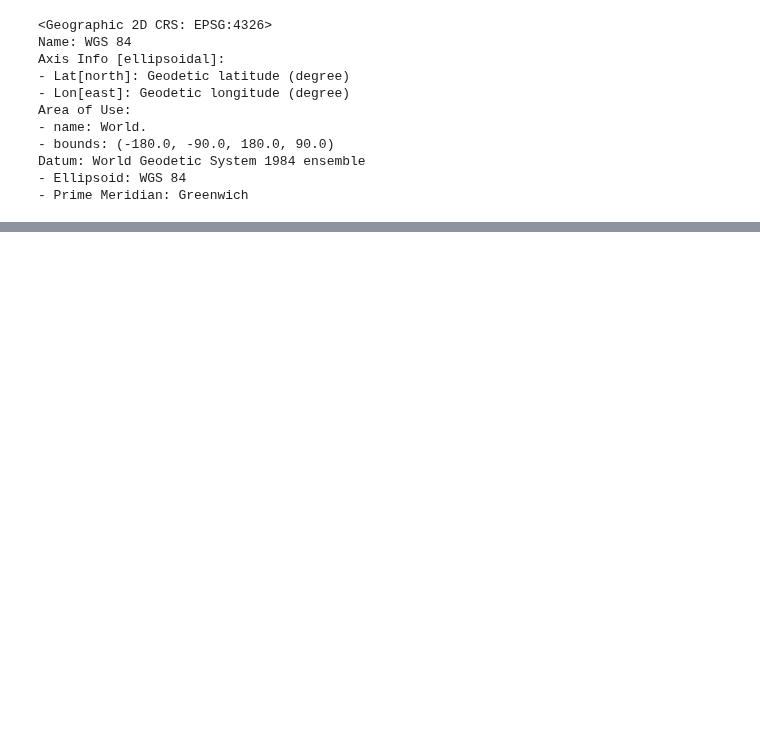
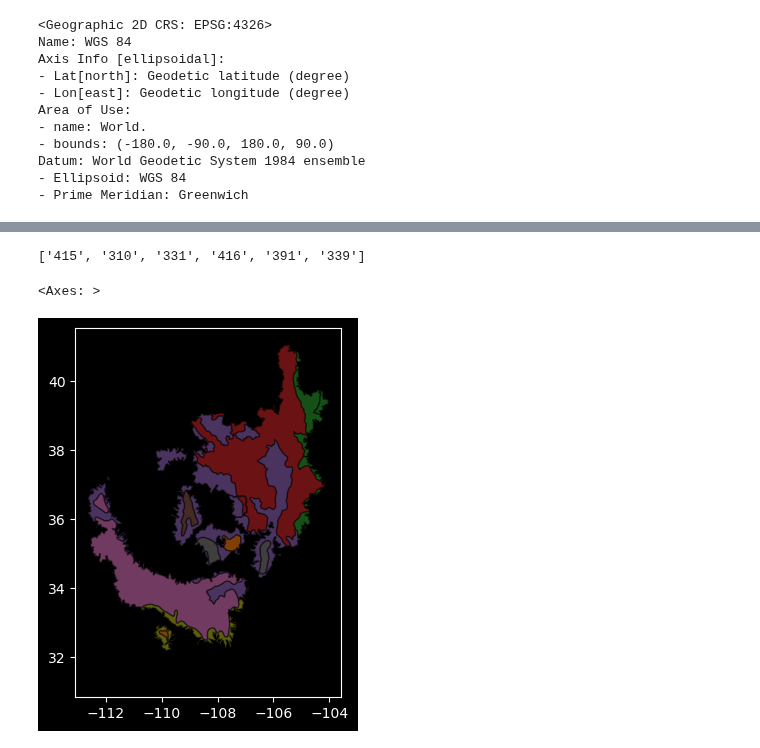
Before and after one commit to sl354207/eco_python, a Jupyter notebook: native/gap_test.ipynb, the cells around one changed output, grey strips where cells are left out. Drawn from its saved outputs; the diff is of its cells as text; code cells hidden in the pictures; blank space fills up the shorter version.

```diff
--- a/native/gap_test.ipynb
+++ b/native/gap_test.ipynb
@@ -122,3 +115,7 @@ df2
+# %%
+# drop season code column and season name column from df
+
+df = df.drop(columns=["SeasonCode", "SeasonName"])
 # %%
 # check if df geometry intersects with ecomap geometry
 
@@ -145,0 +125,7 @@ intersects
+# %%
+# put unique values of unique_id in intersects into a list
+
+unique_ids = list(intersects["unique_id"].unique())
+unique_ids
+# %% [output]
+['415', '310', '331', '416', '391', '339']
@@ -145,0 +139,7 @@ intersects
+# %%
+overlay = gpd.overlay(df, eco_map, how="intersection")
+# %%
+overlay.plot(alpha=0.5, edgecolor="k", cmap="tab10")
+# %% [output]
+<Axes: >
+[figure, added]
```
Also changed, not shown: parts of 35 cells of this notebook, 1 other file.
